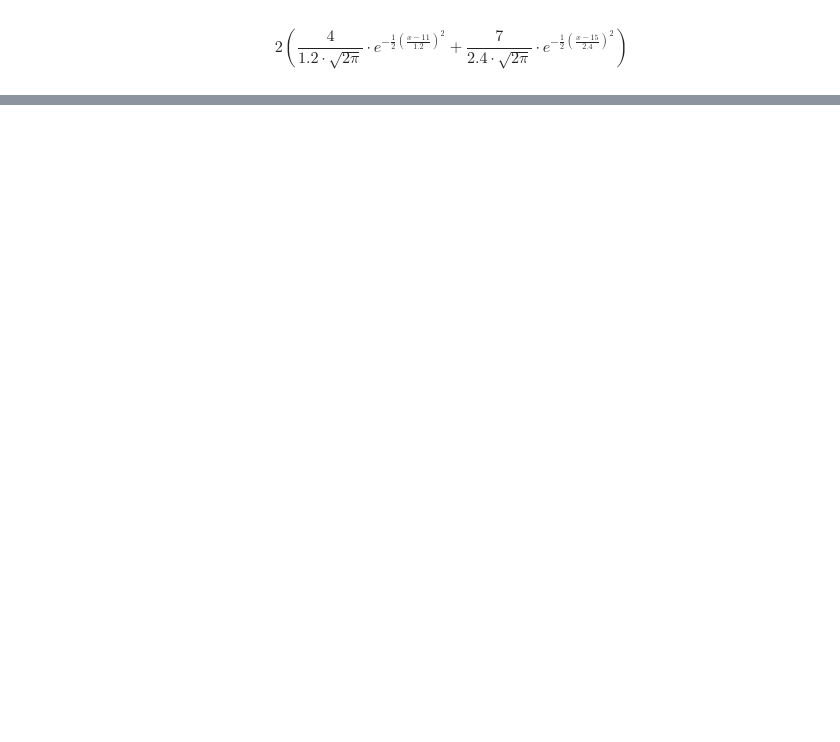
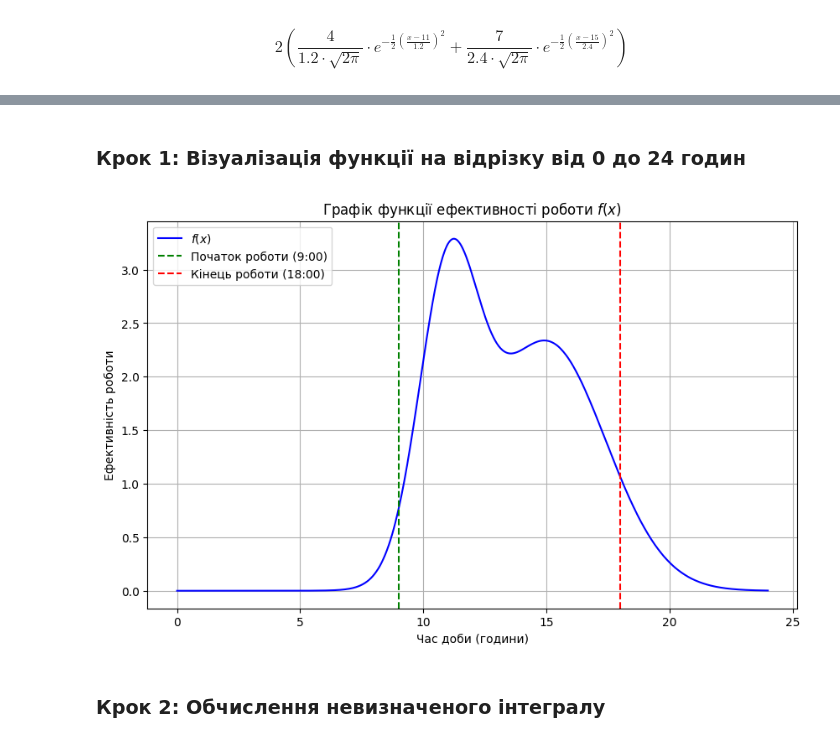
Before and after one commit to andriy-pro/goit-math-hw-06, a Jupyter notebook: src/math_task_06.ipynb, the cells around one changed output, grey strips where cells are left out. Cells and saved outputs as stored; diff of their text form; code cells hidden in the pictures; blank space fills up the shorter version.

Commit message:
Resolved sub-task 1 with function visualization

```diff
--- a/src/math_task_06.ipynb
+++ b/src/math_task_06.ipynb
@@ -113,0 +5,36 @@ if __name__ == "__main__":
+# %% [markdown]
+### Крок 1: Візуалізація функції на відрізку від 0 до 24 годин
+# %%
+import numpy as np
+import matplotlib.pyplot as plt
+import sympy as sp
+
+# Визначення змінної
+x = sp.symbols('x')
+
+# Визначення функції
+f = 2 * (4 / (1.2 * sp.sqrt(2 * sp.pi)) * sp.exp(-0.5 * ((x - 11) / 1.2)**2) +
+         7 / (2.4 * sp.sqrt(2 * sp.pi)) * sp.exp(-0.5 * ((x - 15) / 2.4)**2))
+
+# Перетворення функції на lambdify для обчислень
+f_lambdified = sp.lambdify(x, f, "numpy")
+
+# Генеруємо значення для графіку
+x_vals = np.linspace(0, 24, 1000)
+f_vals = f_lambdified(x_vals)
+
+# Створюємо графік
+plt.figure(figsize=(10, 6))
+plt.plot(x_vals, f_vals, label='$f(x)$', color='blue')
+plt.axvline(9, color='green', linestyle='--', label='Початок роботи (9:00)')
+plt.axvline(18, color='red', linestyle='--', label='Кінець роботи (18:00)')
+plt.title('Графік функції ефективності роботи $f(x)$')
+plt.xlabel('Час доби (години)')
+plt.ylabel('Ефективність роботи')
+plt.grid(True)
+plt.legend()
+plt.show()
+# %% [output]
+[figure, added]
+# %% [markdown]
+### Крок 2: Обчислення невизначеного інтегралу
```
Also changed, not shown: parts of 10 cells of this notebook, 1 other file.
